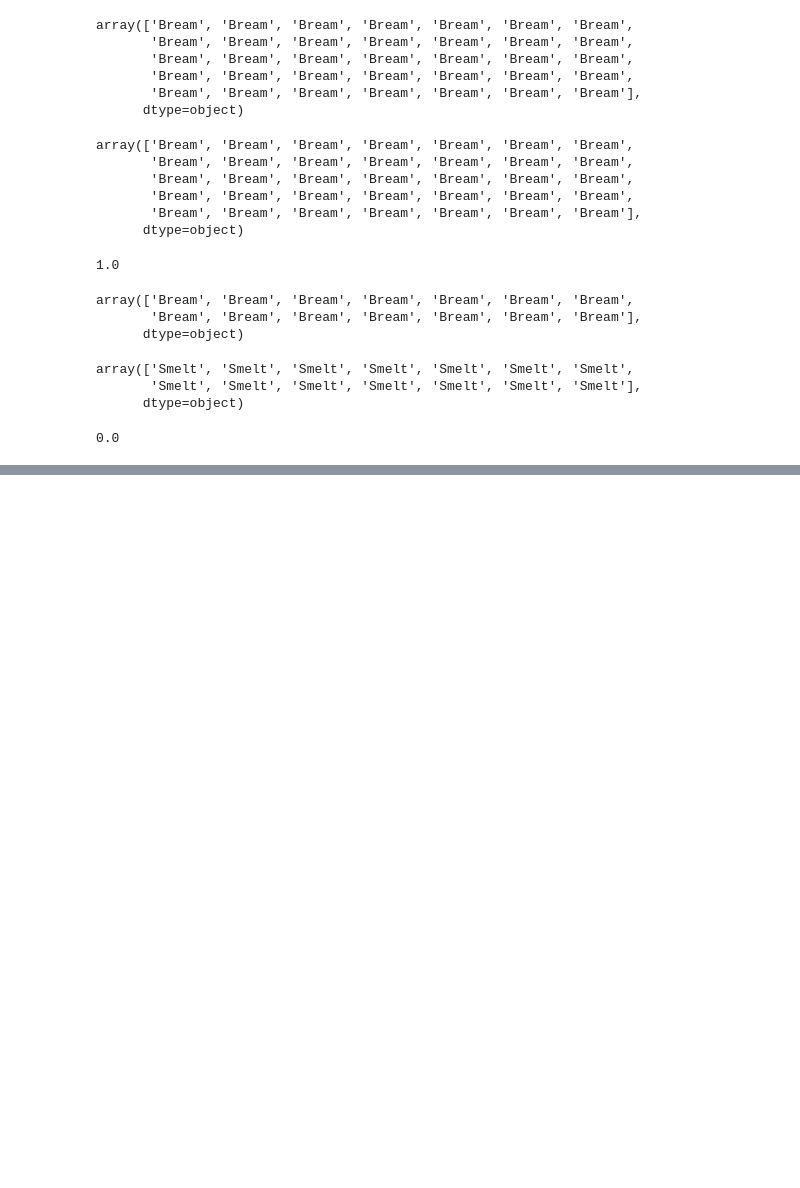
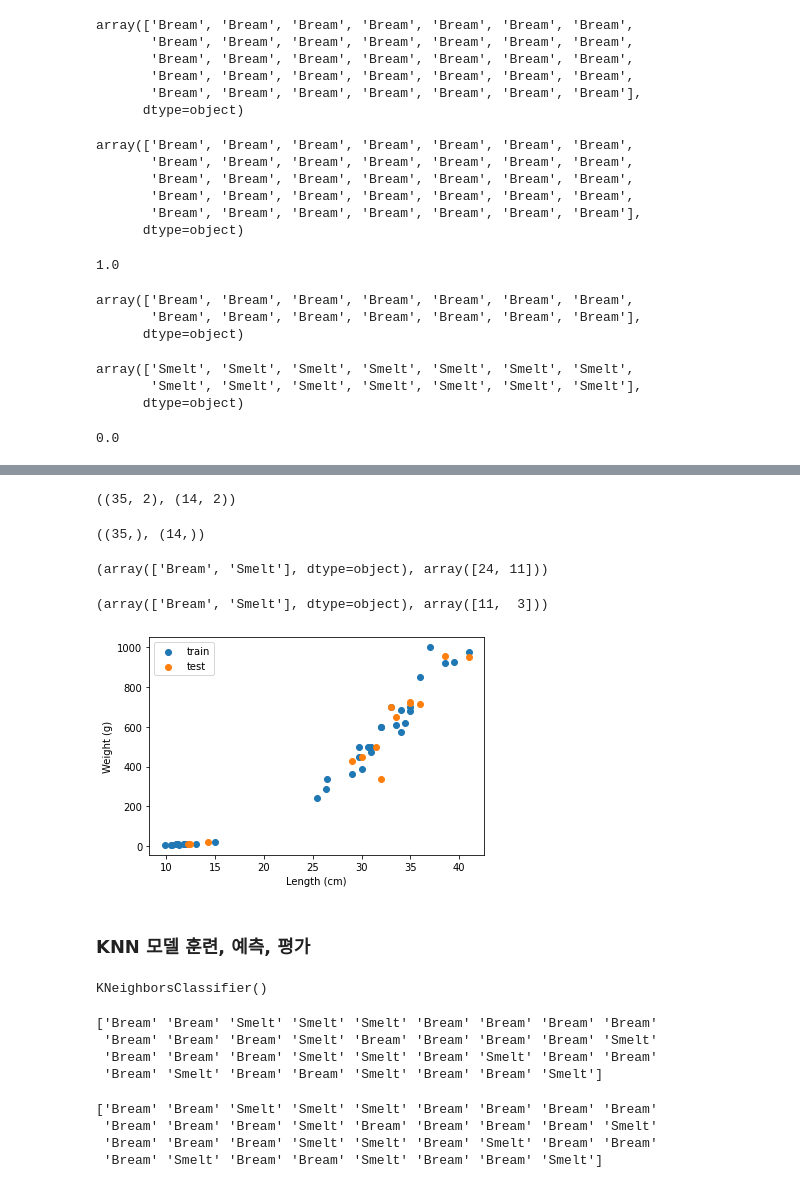
Before and after one commit to JakeOh/202110_itw_lab_python, a Jupyter notebook: ml03_train_test_scaling.ipynb, the cells around one changed output, grey strips where cells are left out. Drawn from its saved outputs; the diff is of its cells as text; code cells hidden in the pictures; blank space fills up the shorter version.

```diff
--- a/ml03_train_test_scaling.ipynb
+++ b/ml03_train_test_scaling.ipynb
@@ -228,0 +243,39 @@ test_acc
+# %%
+# 훈련 셋/테스트 셋을 임의 추출 방식으로 분리
+X_train, X_test, y_train, y_test = train_test_split(features, target,
+                                                    train_size=35,    # 훈련 셋의 크기(샘플 개수)
+                                                    shuffle=True,     # 데이터를 무작위로 섞음. 기본값 True.
+                                                    random_state=42)  # 난수 seed 설정
+# %%
+# 훈련 셋, 테스트 셋의 shape
+X_train.shape, X_test.shape
+# %% [output]
+((35, 2), (14, 2))
+# %%
+# 훈련 레이블, 테스트 레이블의 shape
+y_train.shape, y_test.shape
+# %% [output]
+((35,), (14,))
+# %%
+# 훈련 레이블에서 도미(Bream)/빙어(Smelt)의 빈도수
+np.unique(y_train, return_counts=True)
+# %% [output]
+(array(['Bream', 'Smelt'], dtype=object), array([24, 11]))
+# %%
+# 테스트 레이블에서 도미/빙어의 빈도수
+np.unique(y_test, return_counts=True)
+# %% [output]
+(array(['Bream', 'Smelt'], dtype=object), array([11,  3]))
+# %%
+# 훈련 셋/테스트 셋 시각화
+plt.scatter(X_train[:, 1], X_train[:, 0], label='train')  # 훈련 셋 산점도
+plt.scatter(X_test[:, 1], X_test[:, 0], label='test')  # 테스트 셋 산점도
+
+plt.xlabel('Length (cm)')
+plt.ylabel('Weight (g)')
+plt.legend()
+plt.show()
+# %% [output]
+[figure, added]
+# %% [markdown]
+### KNN 모델 훈련, 예측, 평가
@@ -228,0 +284,19 @@ test_acc
+# %%
+knn.fit(X_train, y_train)  # 모델 훈련
+# %% [output]
+KNeighborsClassifier()
+# %%
+train_pred = knn.predict(X_train)  # 훈련 셋 예측값
+print(train_pred)
+# %% [output]
+['Bream' 'Bream' 'Smelt' 'Smelt' 'Smelt' 'Bream' 'Bream' 'Bream' 'Bream'
+ 'Bream' 'Bream' 'Bream' 'Smelt' 'Bream' 'Bream' 'Bream' 'Bream' 'Smelt'
+ 'Bream' 'Bream' 'Bream' 'Smelt' 'Smelt' 'Bream' 'Smelt' 'Bream' 'Bream'
+ 'Bream' 'Smelt' 'Bream' 'Bream' 'Smelt' 'Bream' 'Bream' 'Smelt']
+# %%
+print(y_train)  # 실젯값(훈련 셋 레이블)
+# %% [output]
+['Bream' 'Bream' 'Smelt' 'Smelt' 'Smelt' 'Bream' 'Bream' 'Bream' 'Bream'
+ 'Bream' 'Bream' 'Bream' 'Smelt' 'Bream' 'Bream' 'Bream' 'Bream' 'Smelt'
+ 'Bream' 'Bream' 'Bream' 'Smelt' 'Smelt' 'Bream' 'Smelt' 'Bream' 'Bream'
+ 'Bream' 'Smelt' 'Bream' 'Bream' 'Smelt' 'Bream' 'Bream' 'Smelt']
```
Also changed, not shown: parts of 7 cells of this notebook.
